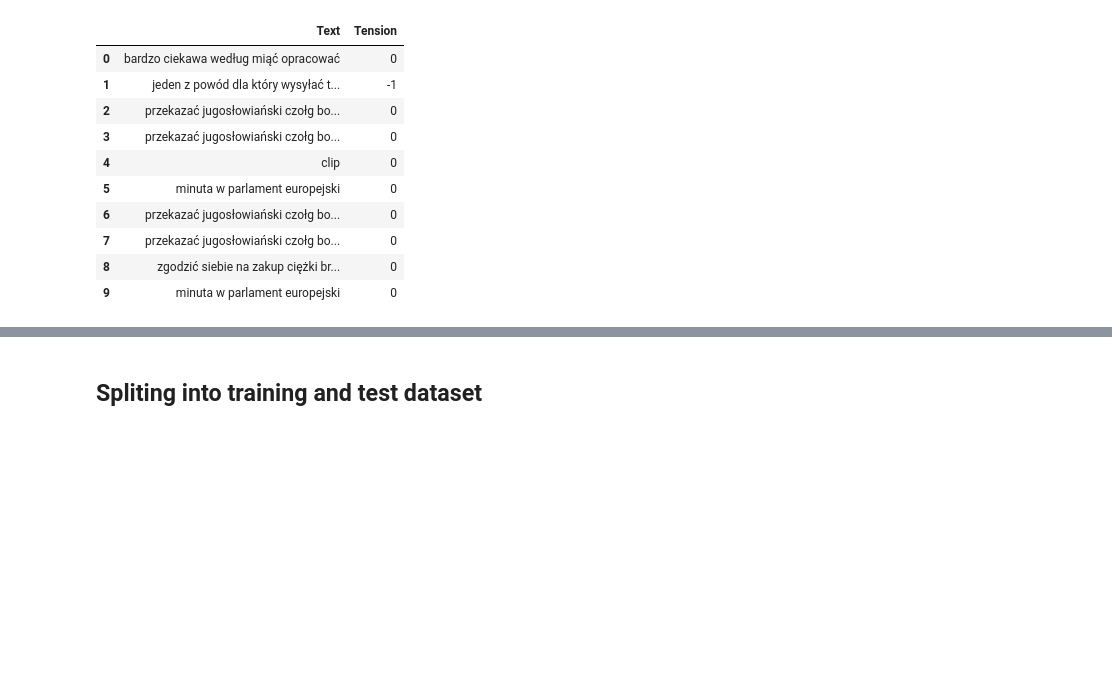
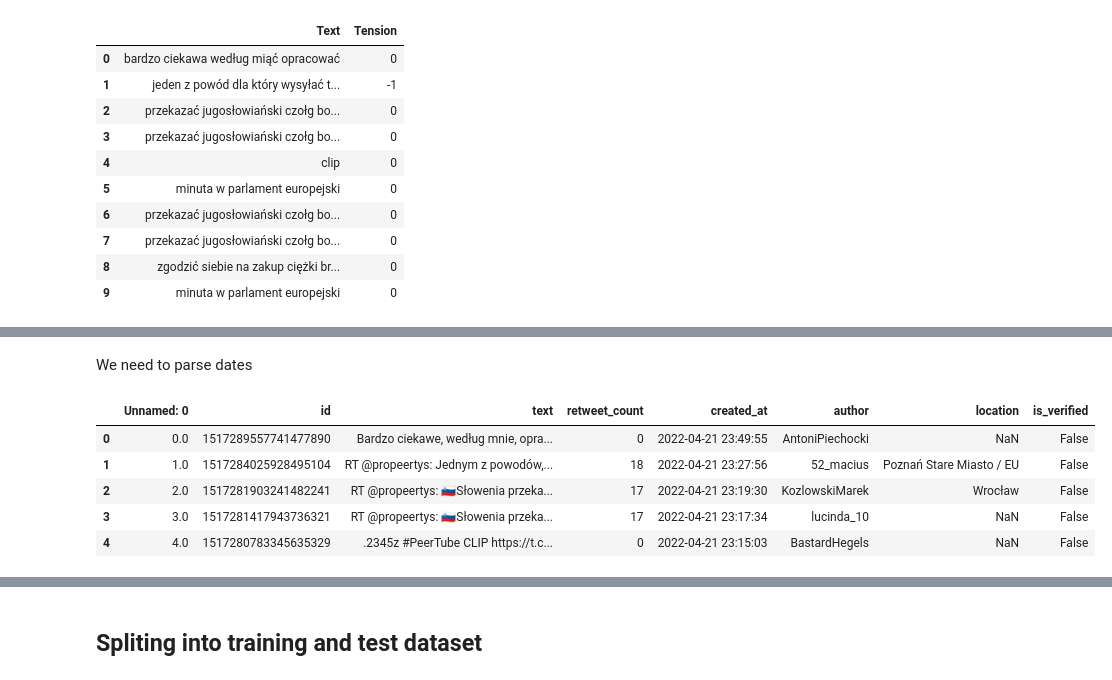
Before and after one commit to pkrukowski1/Data-Mining, a Jupyter notebook: Palpatine/Time_series_analysis.ipynb, the cells around one changed output, grey strips where cells are left out. Saved outputs shown, nothing was run; the diff lists cells and outputs as text; code cells hidden in the pictures; blank space fills up the shorter version.

```diff
--- a/Palpatine/Time_series_analysis.ipynb
+++ b/Palpatine/Time_series_analysis.ipynb
@@ -45,6 +46,21 @@ df_2.head(10)
 | 7 | 7.0 | 1517279637080100865 | RT @propeertys: 🇸🇮Słowenia przeka... | 17 | 2022-04-21 23:10:29+00:00 | 52_macius | Poznań Stare Miasto / EU | False |
 | 8 | 8.0 | 1517279617647882241 | RT @propeertys: UE zgodziła się n... | 44 | 2022-04-21 23:10:25+00:00 | djankowski10 | NaN | False |
 | 9 | 9.0 | 1517279343763984384 | RT @dabrowska_hf: 7 minut w Parla... | 9 | 2022-04-21 23:09:19+00:00 | RenataJasinskaG | Płock, Polska | False |
+# %% [markdown]
+We need to parse dates
+# %%
+# Let's parse dates
+parse_dates = lambda x : x[:-6]
+
+df_2['created_at'] = df_2['created_at'].apply(parse_dates)
+df_2.head()
+# %% [output]
+|  | Unnamed: 0 | id | text | retweet_count | created_at | author | location | is_verified |
+| 0 | 0.0 | 1517289557741477890 | Bardzo ciekawe, według mnie, opra... | 0 | 2022-04-21 23:49:55 | AntoniPiechocki | NaN | False |
+| 1 | 1.0 | 1517284025928495104 | RT @propeertys: Jednym z powodów,... | 18 | 2022-04-21 23:27:56 | 52_macius | Poznań Stare Miasto / EU | False |
+| 2 | 2.0 | 1517281903241482241 | RT @propeertys: 🇸🇮Słowenia przeka... | 17 | 2022-04-21 23:19:30 | KozlowskiMarek | Wrocław | False |
+| 3 | 3.0 | 1517281417943736321 | RT @propeertys: 🇸🇮Słowenia przeka... | 17 | 2022-04-21 23:17:34 | lucinda_10 | NaN | False |
+| 4 | 4.0 | 1517280783345635329 | .2345z #PeerTube CLIP https://t.c... | 0 | 2022-04-21 23:15:03 | BastardHegels | NaN | False |
 # %%
 # We should take created_at column from df_2 and Tension columns from df_1 and create new data frame which will be time series
 ts = pd.DataFrame(data = np.array(df_1['Tension']), index = df_2['created_at'], columns = ['Tension'])
```
Also changed, not shown: parts of 17 cells of this notebook.
